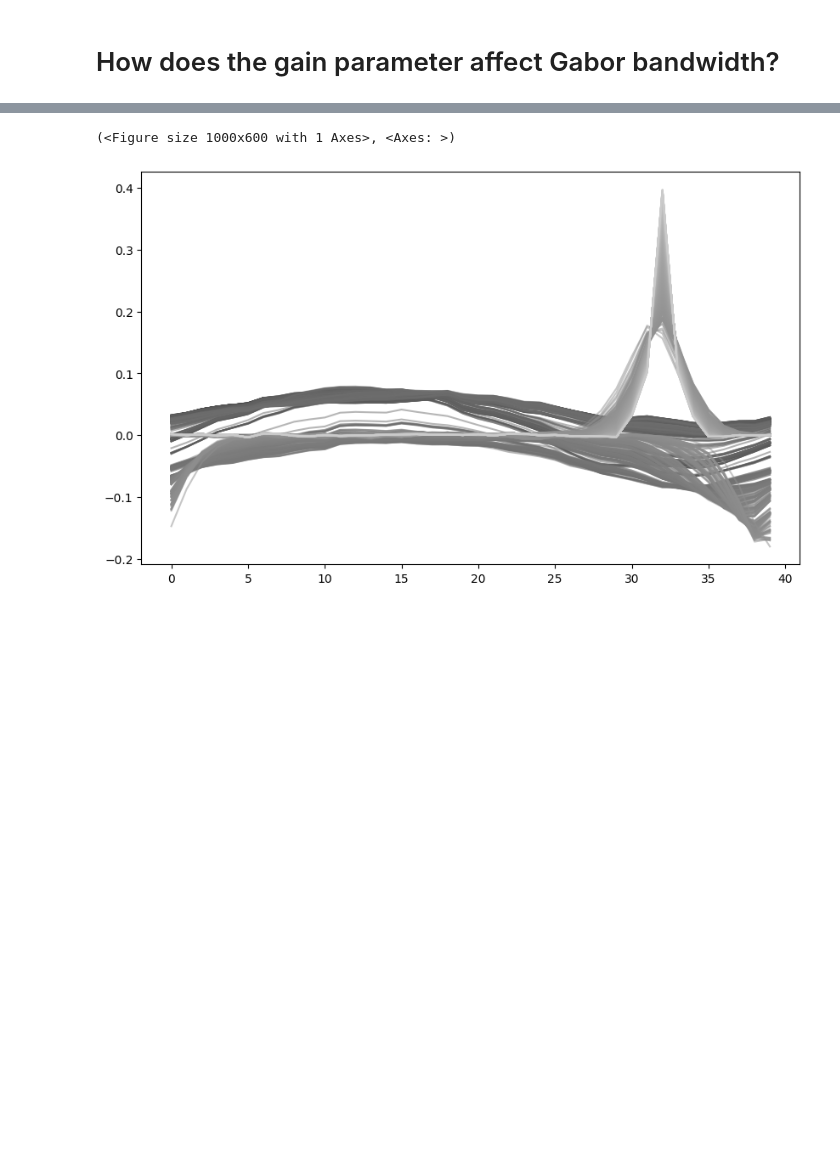
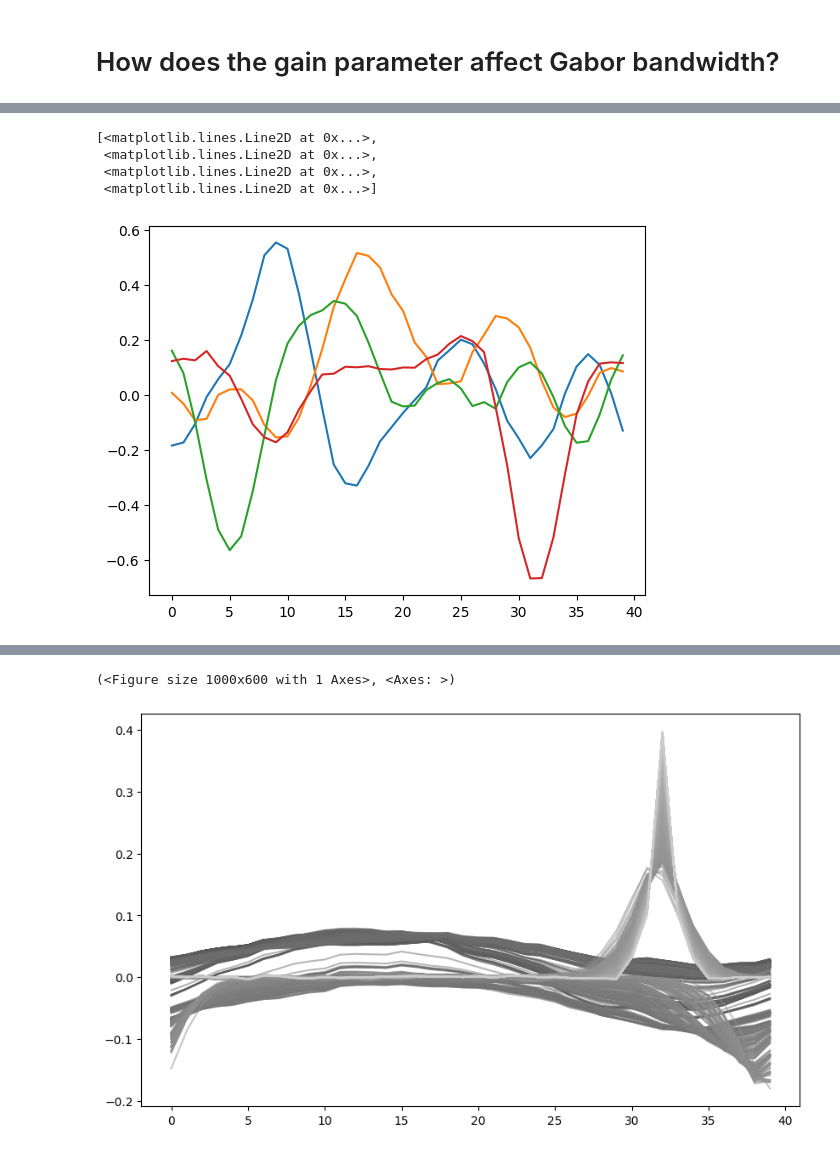
Before and after one commit to leonlufkin/Localization, a Jupyter notebook: notebooks/gain_sweep.ipynb, the cells around one changed output, grey strips where cells are left out. Drawn from its saved outputs; the diff is of its cells as text; code cells hidden in the pictures; blank space fills up the shorter version.

```diff
--- a/notebooks/gain_sweep.ipynb
+++ b/notebooks/gain_sweep.ipynb
@@ -110,0 +154,9 @@ Already simulated
+# %%
+# g = 1.5
+plt.plot( weights[-1,:4].T )
+# %% [output]
+[<matplotlib.lines.Line2D at 0x...>,
+ <matplotlib.lines.Line2D at 0x...>,
+ <matplotlib.lines.Line2D at 0x...>,
+ <matplotlib.lines.Line2D at 0x...>]
+[figure, added]
```
Also changed, not shown: parts of 21 cells of this notebook, 11 other files.
